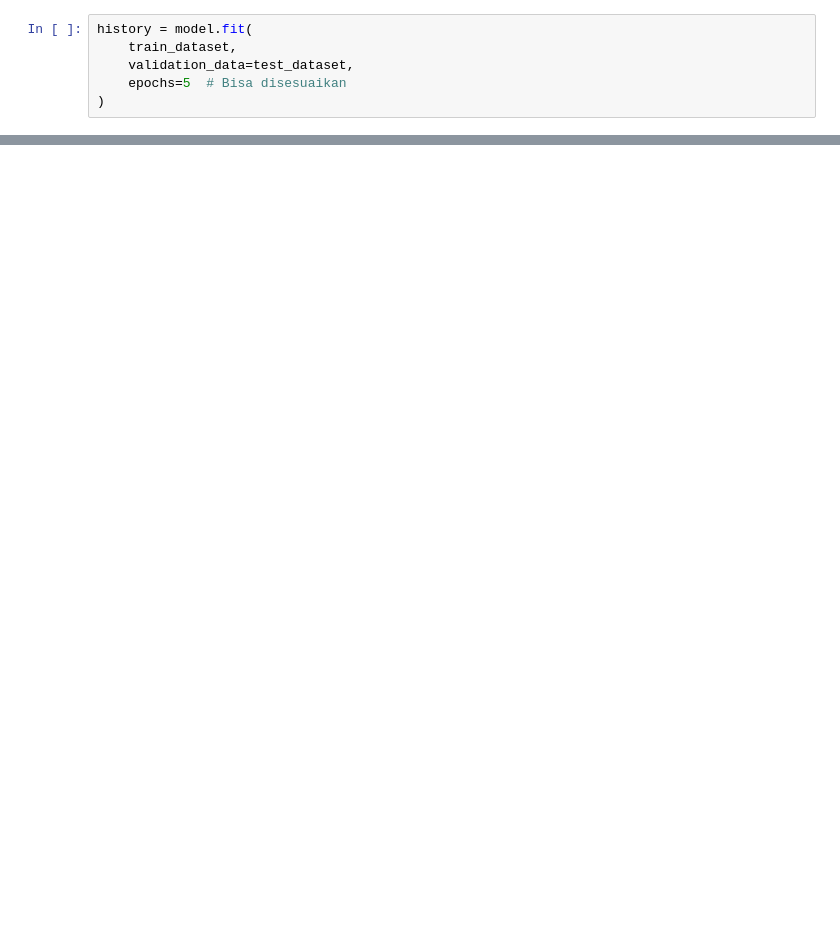
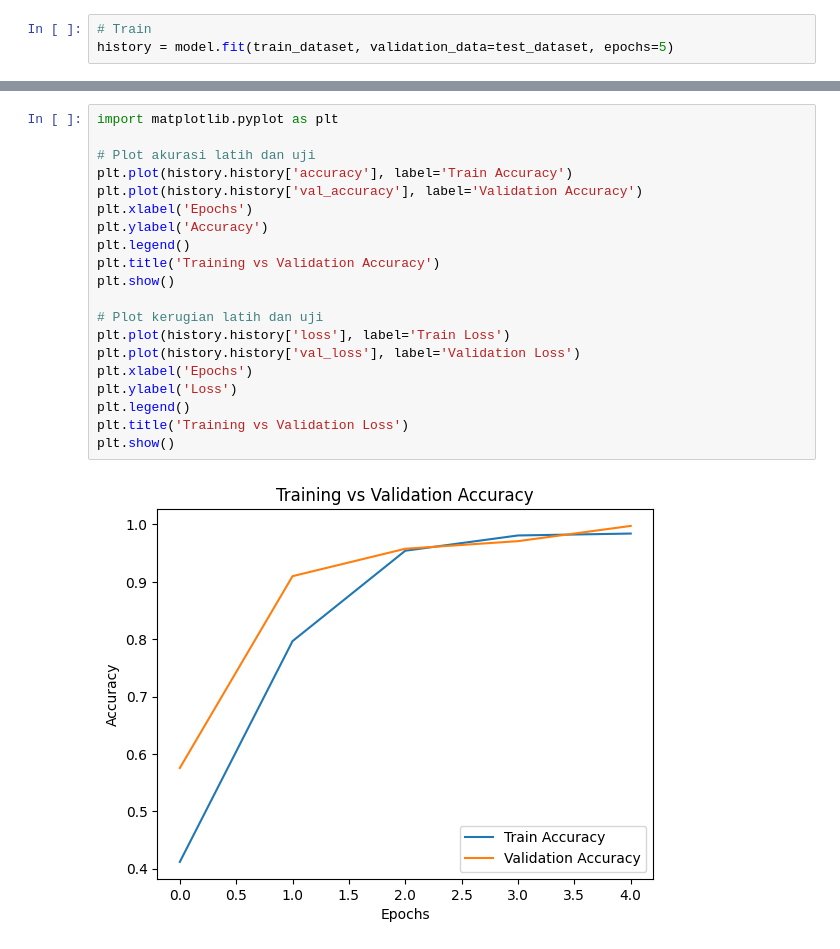
Before and after one commit to aim02/Persona-AI, a Jupyter notebook: model/persona.ipynb, the cells around one changed output, grey strips where cells are left out. Cells and saved outputs as stored; diff of their text form; blank space fills up the shorter version.

Commit message:
damn pusing
model sebelumnya jelle hasil evaluasinya dan labelnya kurang 1

```diff
--- a/model/persona.ipynb
+++ b/model/persona.ipynb
@@ -98,6 +82,3 @@ model.compile(optimizer=optimizer, loss=loss, metrics=[metric])
 # %%
-history = model.fit(
-    train_dataset,
-    validation_data=test_dataset,
-    epochs=5  # Bisa disesuaikan
-)
+# Train
+history = model.fit(train_dataset, validation_data=test_dataset, epochs=5)
@@ -124,0 +112,22 @@ tokenizer.save_pretrained("./persona_classifier")
+# %%
+import matplotlib.pyplot as plt
+
+# Plot akurasi latih dan uji
+plt.plot(history.history['accuracy'], label='Train Accuracy')
+plt.plot(history.history['val_accuracy'], label='Validation Accuracy')
+plt.xlabel('Epochs')
+plt.ylabel('Accuracy')
+plt.legend()
+plt.title('Training vs Validation Accuracy')
+plt.show()
+
+# Plot kerugian latih dan uji
+plt.plot(history.history['loss'], label='Train Loss')
+plt.plot(history.history['val_loss'], label='Validation Loss')
+plt.xlabel('Epochs')
+plt.ylabel('Loss')
+plt.legend()
+plt.title('Training vs Validation Loss')
+plt.show()
+# %% [output]
+[figure, added]
```
Also changed, not shown: parts of 25 cells of this notebook.
